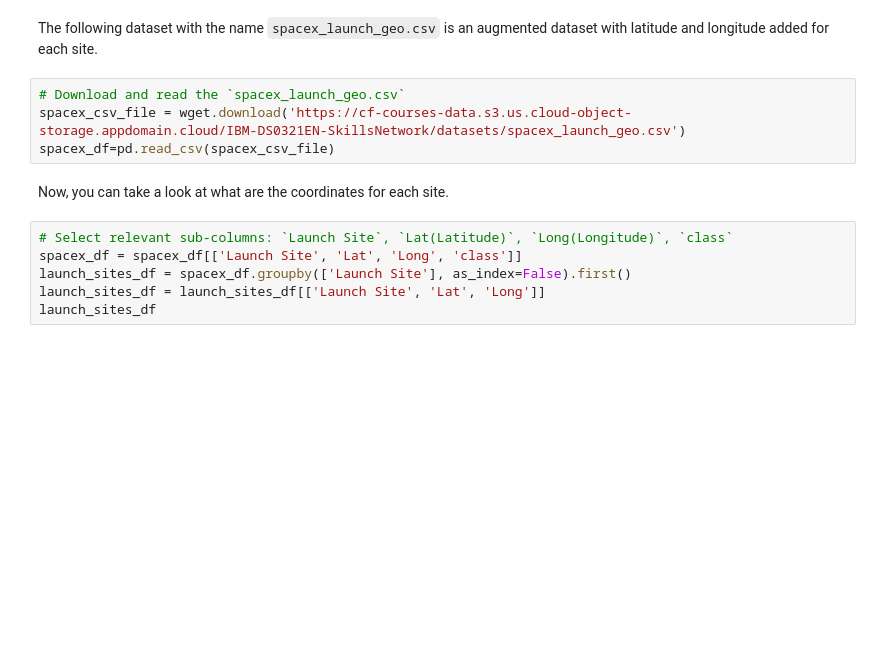
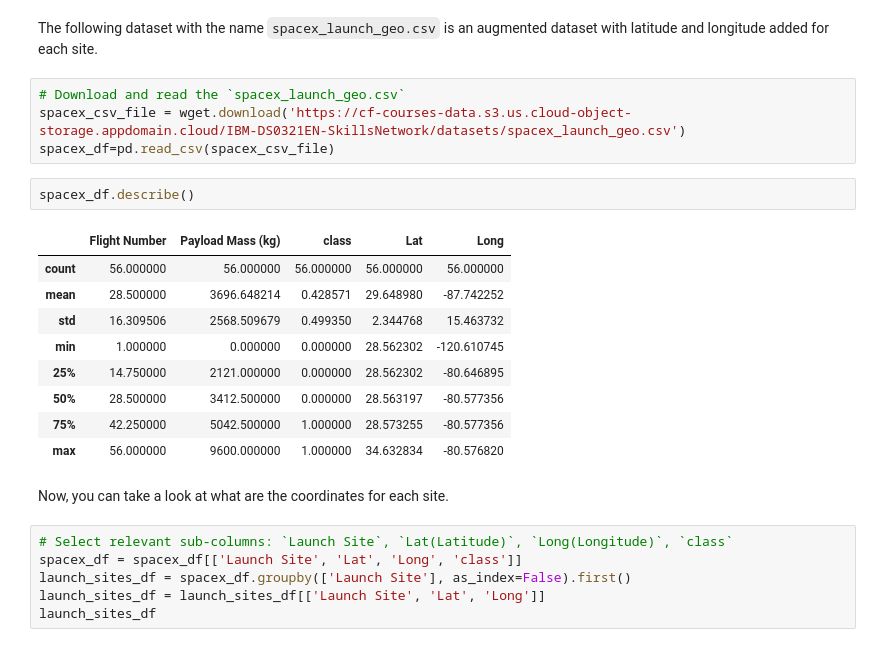
Before and after one commit to lijqhs/data-science-notes, a Jupyter notebook: c10-applied-data-science-capstone/res/6-jupyter_launch_site_location_folium.ipynb, the cells around one changed output. Cells and saved outputs as stored; diff of their text form; blank space fills up the shorter version.

```diff
--- a/c10-applied-data-science-capstone/res/6-jupyter_launch_site_location_folium.ipynb
+++ b/c10-applied-data-science-capstone/res/6-jupyter_launch_site_location_folium.ipynb
@@ -52,6 +52,18 @@ The following dataset with the name `spacex_launch_geo.csv` is an augmented data
 # Download and read the `spacex_launch_geo.csv`
 spacex_csv_file = wget.download('https://cf-courses-data.s3.us.cloud-object-storage.appdomain.cloud/IBM-DS0321EN-SkillsNetwork/datasets/spacex_launch_geo.csv')
 spacex_df=pd.read_csv(spacex_csv_file)
+# %%
+spacex_df.describe()
+# %% [output]
+|  | Flight Number | Payload Mass (kg) | class | Lat | Long |
+| count | 56.000000 | 56.000000 | 56.000000 | 56.000000 | 56.000000 |
+| mean | 28.500000 | 3696.648214 | 0.428571 | 29.648980 | -87.742252 |
+| std | 16.309506 | 2568.509679 | 0.499350 | 2.344768 | 15.463732 |
+| min | 1.000000 | 0.000000 | 0.000000 | 28.562302 | -120.610745 |
+| 25% | 14.750000 | 2121.000000 | 0.000000 | 28.562302 | -80.646895 |
+| 50% | 28.500000 | 3412.500000 | 0.000000 | 28.563197 | -80.577356 |
+| 75% | 42.250000 | 5042.500000 | 1.000000 | 28.573255 | -80.577356 |
+| max | 56.000000 | 9600.000000 | 1.000000 | 34.632834 | -80.576820 |
 # %% [markdown]
 Now, you can take a look at what are the coordinates for each site.
 # %%
```
Also changed, not shown: parts of 7 cells of this notebook, 4 other files.
